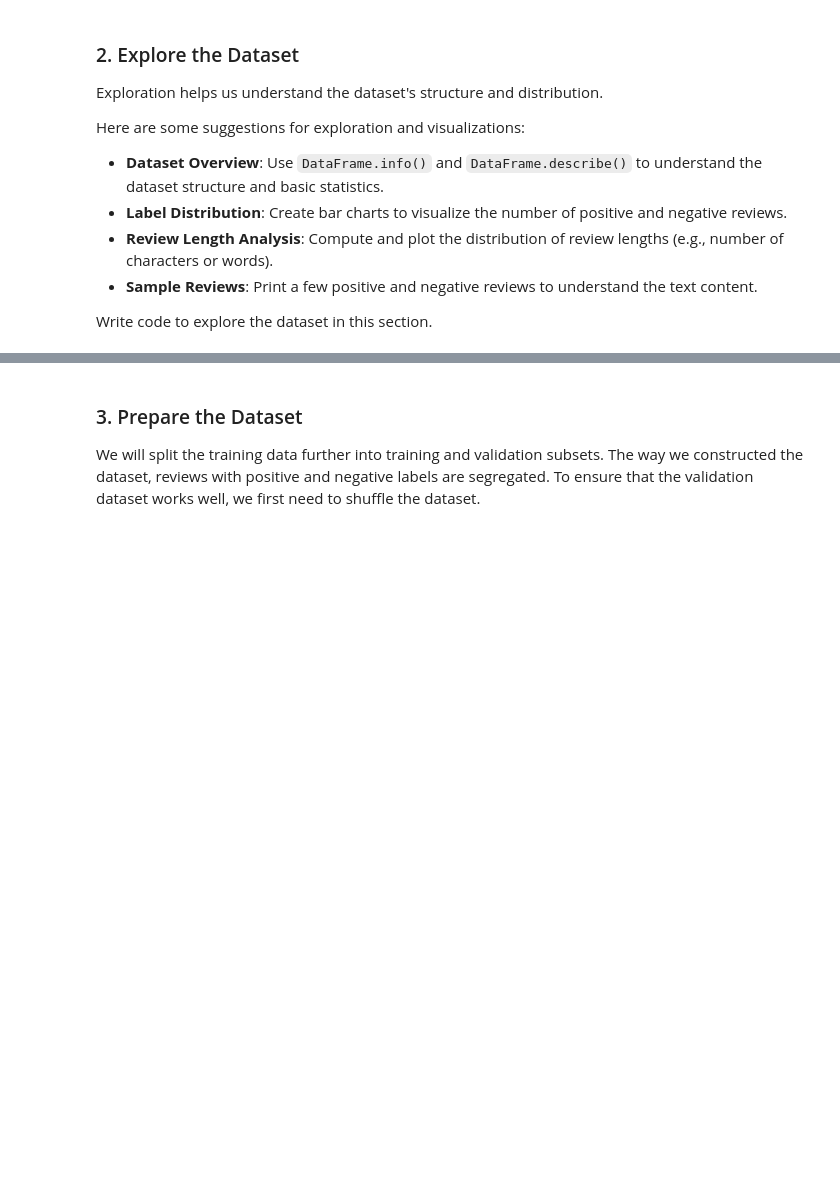
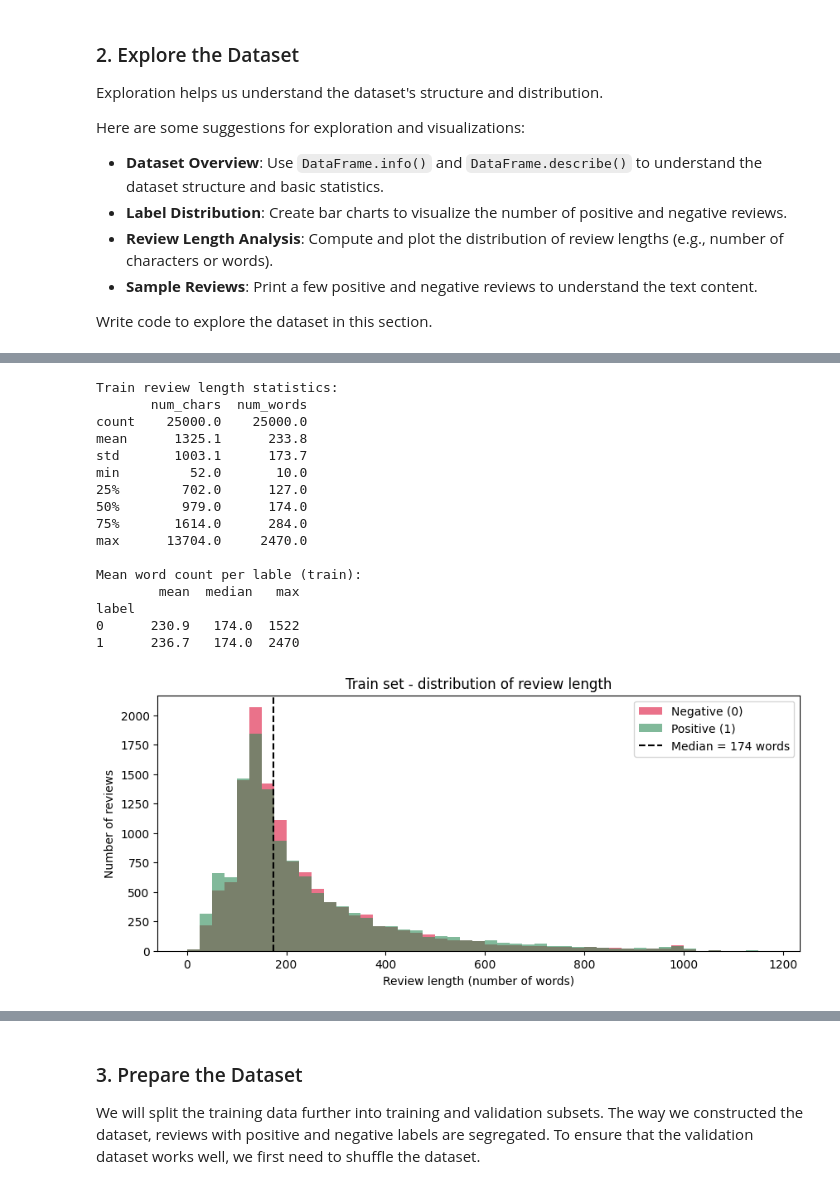
Before and after one commit to florinpuica/sentiment-analysis-using-transformers, a Jupyter notebook: starter/SentimentScope_starter.ipynb, the cells around one changed output, grey strips where cells are left out. Saved outputs shown, nothing was run; the diff lists cells and outputs as text; code cells hidden in the pictures; blank space fills up the shorter version.

```diff
--- a/starter/SentimentScope_starter.ipynb
+++ b/starter/SentimentScope_starter.ipynb
@@ -301,0 +396,43 @@ Write code to explore the dataset in this section.
+# %%
+# Review length analysis (number of characters or words)
+
+for df in (train_df, test_df):
+    df["num_chars"] = df["review"].str.len()
+    df["num_words"] = df["review"].str.split().str.len()
+
+print("Train review length statistics:")
+print(train_df[["num_chars", "num_words"]].describe().round(1))
+print("\nMean word count per lable (train):")
+print(train_df.groupby("label")["num_words"].agg(["mean", "median", "max"]).round(1))
+
+# plot the distribution of review lengths
+
+plt.figure(figsize=(10,4))
+bins = np.arange(0, 1200, 25)
+plt.hist(train_df.loc[train_df.label == 0, "num_words"], bins=bins, alpha=0.6, label="Negative (0)", color="crimson")
+plt.hist(train_df.loc[train_df.label == 1, "num_words"], bins=bins, alpha=0.6, label="Positive (1)", color="seagreen")
+plt.axvline(train_df["num_words"].median(), color="black", linestyle="--",
+           label=f"Median = {train_df['num_words'].median():.0f} words")
+plt.title("Train set - distribution of review length")
+plt.xlabel("Review length (number of words)")
+plt.ylabel("Number of reviews")
+plt.legend()
+plt.show()
+# %% [output]
+Train review length statistics:
+       num_chars  num_words
+count    25000.0    25000.0
+mean      1325.1      233.8
+std       1003.1      173.7
+min         52.0       10.0
+25%        702.0      127.0
+50%        979.0      174.0
+75%       1614.0      284.0
+max      13704.0     2470.0
+
+Mean word count per lable (train):
+        mean  median   max
+label
+0      230.9   174.0  1522
+1      236.7   174.0  2470
+[figure, added]
```
Also changed, not shown: parts of 5 cells of this notebook.
